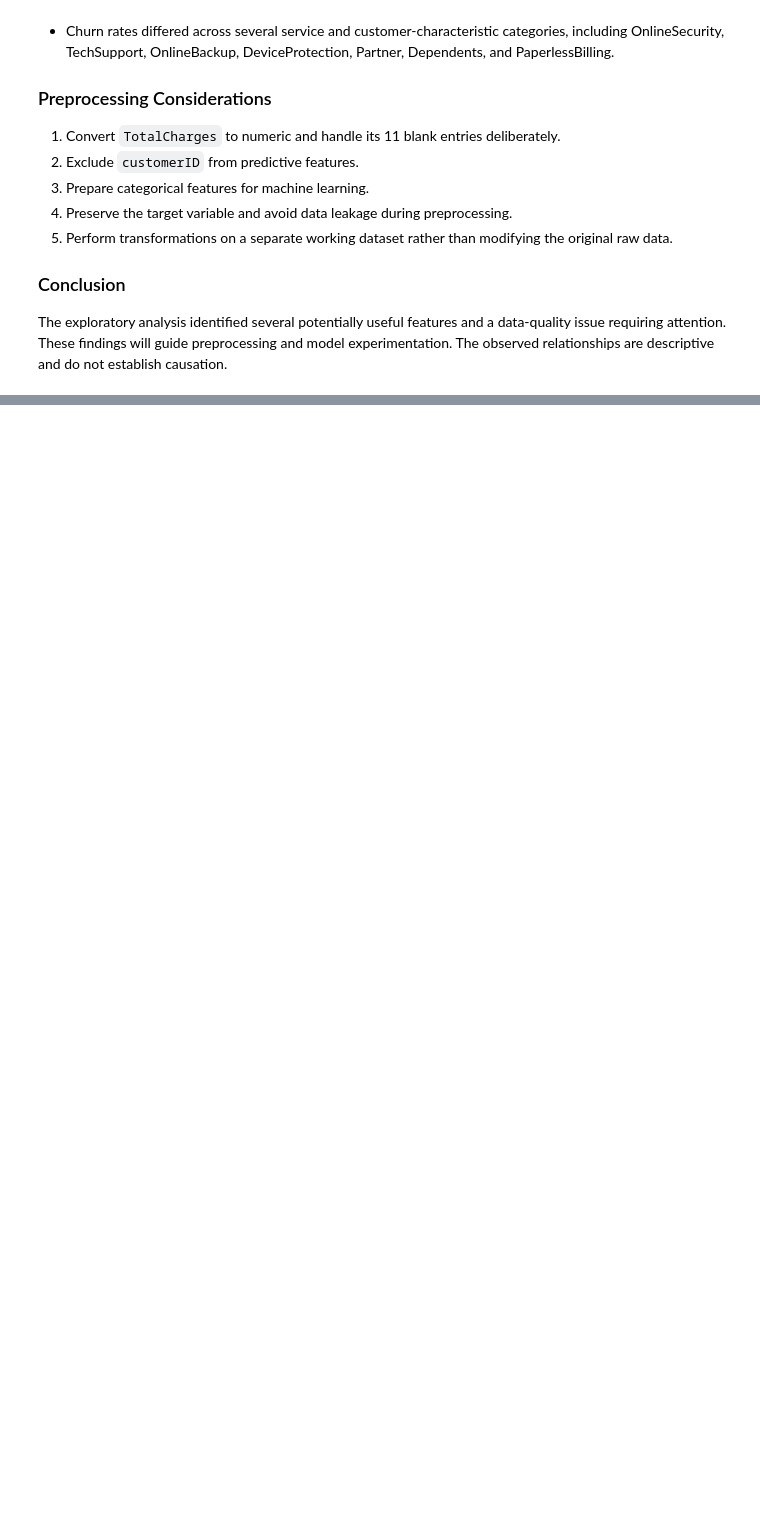
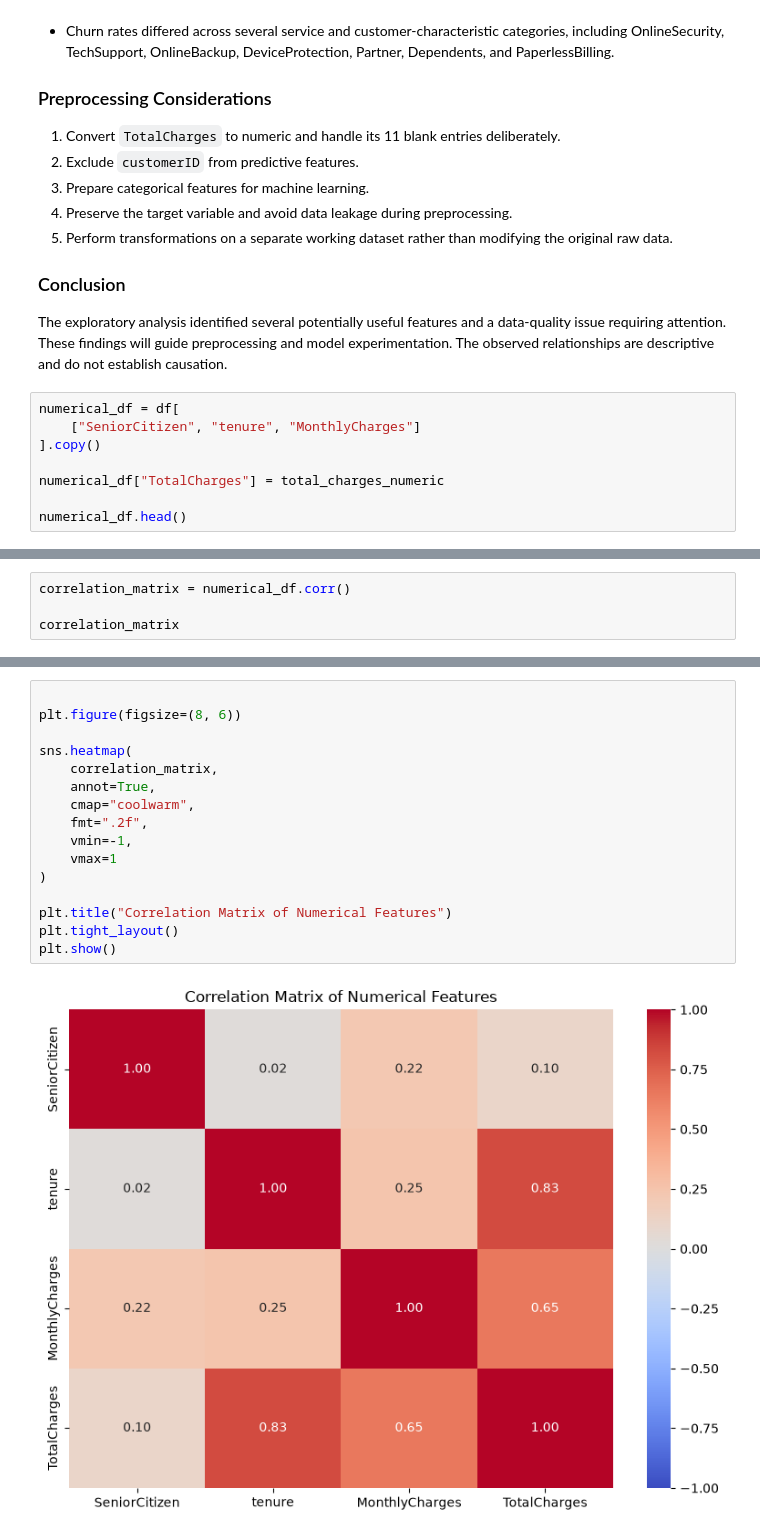
Before and after one commit to aneeshjo/telco-customer-churn-prediction, a Jupyter notebook: notebooks/01_data_understanding.ipynb, the cells around one changed output, grey strips where cells are left out. Drawn from its saved outputs; the diff is of its cells as text; blank space fills up the shorter version.

```diff
--- a/notebooks/01_data_understanding.ipynb
+++ b/notebooks/01_data_understanding.ipynb
@@ -1550,3 +1550,11 @@ The dataset contains a mixture of numerical and categorical features. Data types
 
 ### Conclusion
 The exploratory analysis identified several potentially useful features and a data-quality issue requiring attention. These findings will guide preprocessing and model experimentation. The observed relationships are descriptive and do not establish causation.
+# %%
+numerical_df = df[
+    ["SeniorCitizen", "tenure", "MonthlyCharges"]
+].copy()
+
+numerical_df["TotalCharges"] = total_charges_numeric
+
+numerical_df.head()
@@ -1552,0 +1568,4 @@ The exploratory analysis identified several potentially useful features and a da
+# %%
+correlation_matrix = numerical_df.corr()
+
+correlation_matrix
@@ -1552,0 +1578,18 @@ The exploratory analysis identified several potentially useful features and a da
+# %%
+
+plt.figure(figsize=(8, 6))
+
+sns.heatmap(
+    correlation_matrix,
+    annot=True,
+    cmap="coolwarm",
+    fmt=".2f",
+    vmin=-1,
+    vmax=1
+)
+
+plt.title("Correlation Matrix of Numerical Features")
+plt.tight_layout()
+plt.show()
+# %% [output]
+[figure, added]
```
Also changed, not shown: parts of 6 cells of this notebook.
